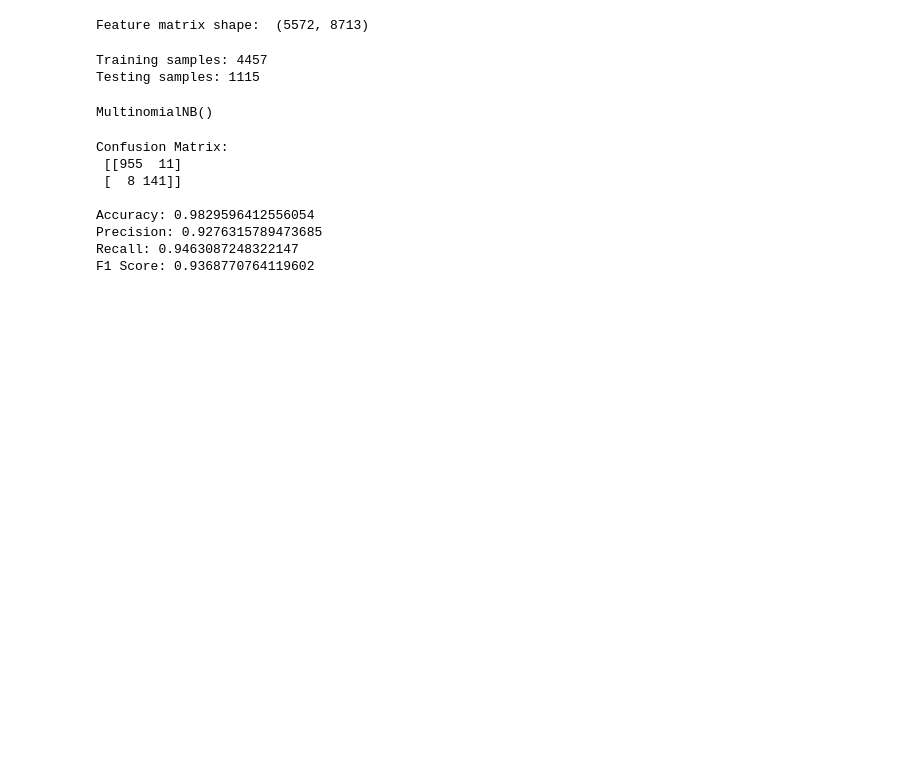
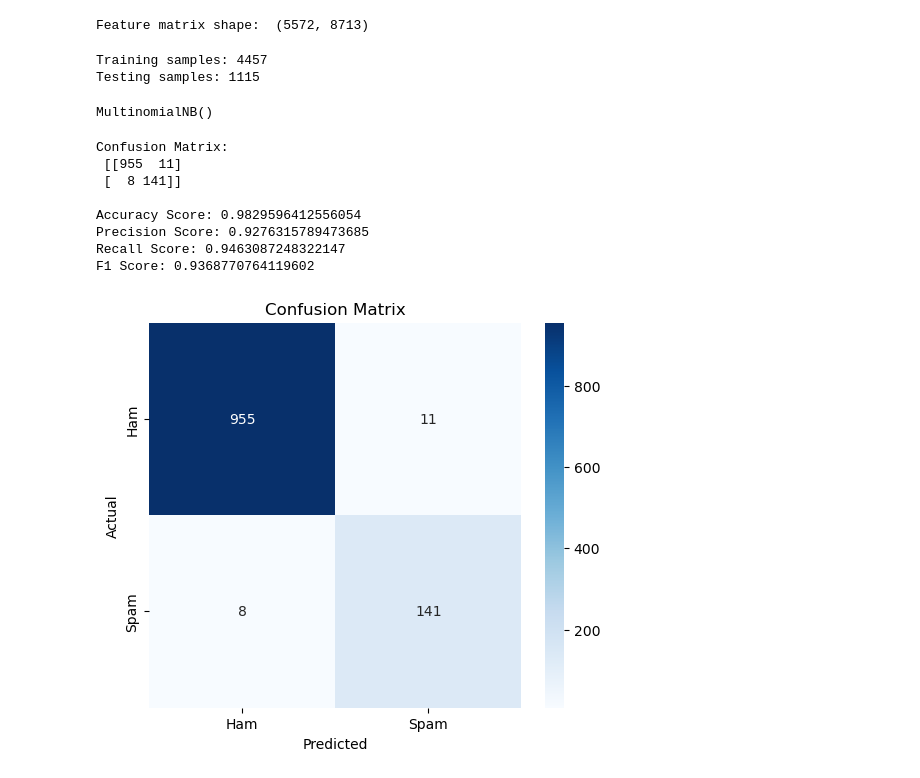
Before and after one commit to aashoday/fml-lab, a Jupyter notebook: notebooks/assignment_3.ipynb, the cells around one changed output. Drawn from its saved outputs; the diff is of its cells as text; code cells hidden in the pictures; blank space fills up the shorter version.

```diff
--- a/notebooks/assignment_3.ipynb
+++ b/notebooks/assignment_3.ipynb
@@ -62,5 +90,6 @@ MultinomialNB()
 y_pred = model.predict(X_test)
 # %%
+# Evaluate predictions
 cm = confusion_matrix(y_test, y_pred)
 
 accuracy = accuracy_score(y_test, y_pred)
@@ -69,16 +98,29 @@ recall = recall_score(y_test, y_pred)
 f1 = f1_score(y_test, y_pred)
 
 print("Confusion Matrix:\n", cm)
-print("\nAccuracy:", accuracy)
-print("Precision:", precision)
-print("Recall:", recall)
+print("\nAccuracy Score:", accuracy)
+print("Precision Score:", precision)
+print("Recall Score:", recall)
 print("F1 Score:", f1)
 # %% [output]
 Confusion Matrix:
  [[955  11]
  [  8 141]]
 
-Accuracy: 0.9829596412556054
-Precision: 0.9276315789473685
-Recall: 0.9463087248322147
+Accuracy Score: 0.9829596412556054
+Precision Score: 0.9276315789473685
+Recall Score: 0.9463087248322147
 F1 Score: 0.9368770764119602
+# %%
+# Visulaize confusion matrix in form of a heatmap
+plt.figure(figsize=(6,5))
+sns.heatmap(cm, annot=True, fmt='d', cmap='Blues',
+            xticklabels=['Ham', 'Spam'],
+            yticklabels=['Ham', 'Spam'])
+
+plt.xlabel("Predicted")
+plt.ylabel("Actual")
+plt.title("Confusion Matrix")
+plt.show()
+# %% [output]
+[figure, added]
```
Also changed, not shown: parts of 10 cells of this notebook.
